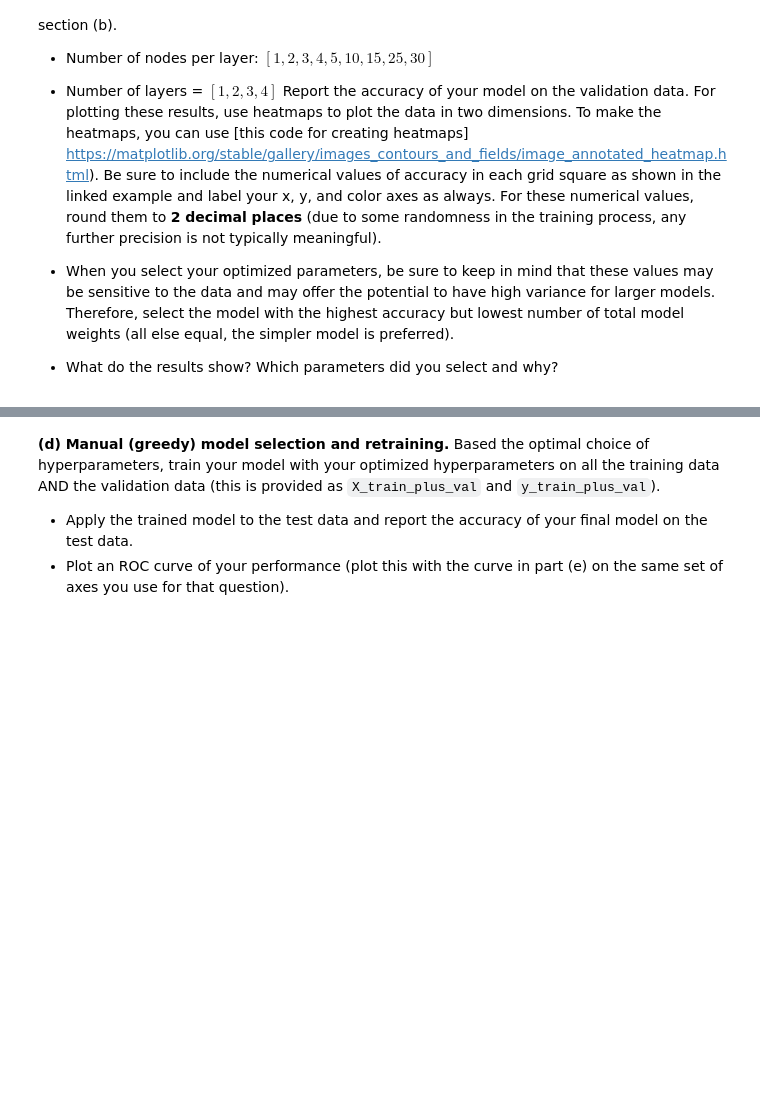
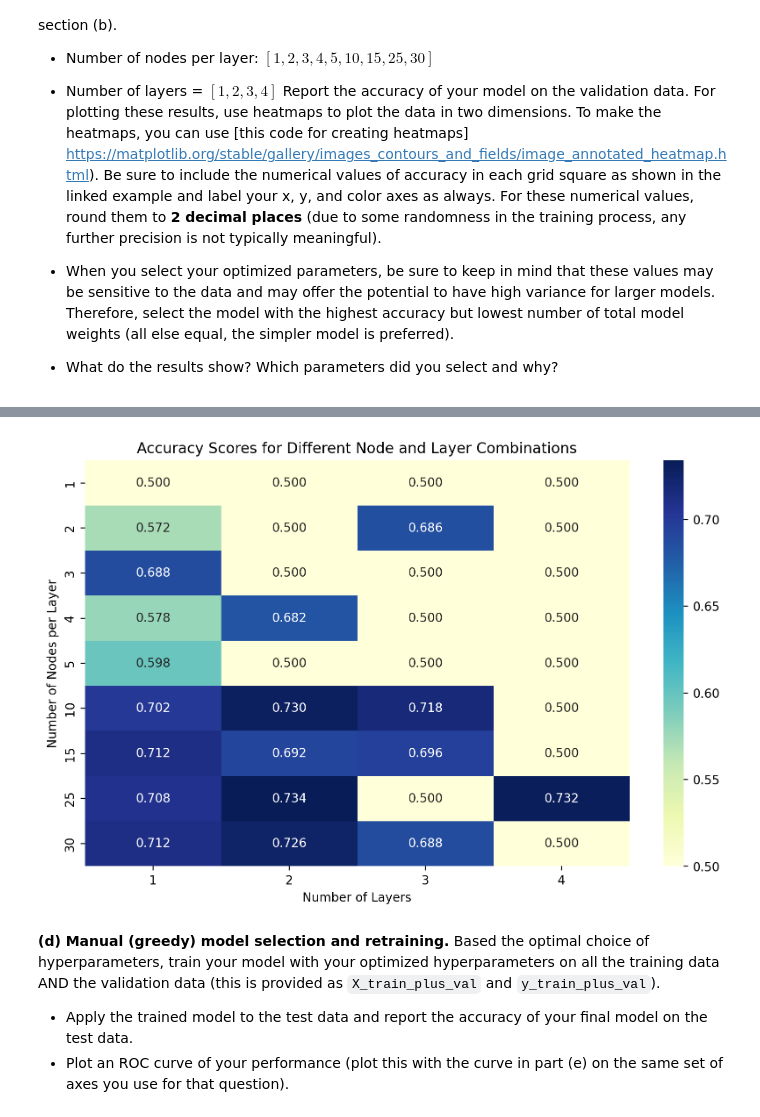
Before and after one commit to BarbaraPFloresRios/IDS705_PrinciplesOfMachineLearning, a Jupyter notebook: Assignment_4_NeuralNetworks/Assignment_4.ipynb, the cells around one changed output, grey strips where cells are left out. Cells and saved outputs as stored; diff of their text form; code cells hidden in the pictures; blank space fills up the shorter version.

```diff
--- a/Assignment_4_NeuralNetworks/Assignment_4.ipynb
+++ b/Assignment_4_NeuralNetworks/Assignment_4.ipynb
@@ -468,3 +464,9 @@ Report the accuracy of your model on the validation data. For plotting these res
 
 - When you select your optimized parameters, be sure to keep in mind that these values may be sensitive to the data and may offer the potential to have high variance for larger models. Therefore, select the model with the highest accuracy but lowest number of total model weights (all else equal, the simpler model is preferred).
 - What do the results show? Which parameters did you select and why?
+# %%
+n_nodes_list = [1, 2, 3, 4, 5, 10, 15, 25, 30]
+n_layer_list = [1, 2, 3, 4]
+learning_rate_init = 0.03  # CAMBIAR !!!
+batch_size = 50  # CAMBIAR !!!
+alpha = 1  # CAMBIAR !!!
@@ -471,3 +512,32 @@ Report the accuracy of your model on the validation data. For plotting these res
+# %%
+import seaborn as sns
+import numpy as np
+import pandas as pd
+import matplotlib.pyplot as plt
+
+# Crear un DataFrame para almacenar los resultados
+data = {"Number of Nodes": [], "Number of Layers": [], "Accuracy Score": []}
+
+for n_nodes in n_nodes_list:
+    for n_layers in n_layer_list:
+        data["Number of Nodes"].append(n_nodes)
+        data["Number of Layers"].append(n_layers)
+        data["Accuracy Score"].append(accuracy_scores_layers.pop(0))
+
+df = pd.DataFrame(data)
+
+# Crear una tabla pivote para el gráfico de calor
+pivot_table = df.pivot("Number of Nodes", "Number of Layers", "Accuracy Score")
+
+# Graficar el heatmap
+plt.figure(figsize=(10, 6))
+sns.heatmap(pivot_table, annot=True, fmt=".3f", cmap="YlGnBu")
+plt.title("Accuracy Scores for Different Node and Layer Combinations")
+plt.xlabel("Number of Layers")
+plt.ylabel("Number of Nodes per Layer")
+plt.show()
+# %% [output]
+[figure, added]
 # %% [markdown]
 **(d) Manual (greedy) model selection and retraining.** Based the optimal choice of hyperparameters, train your model with your optimized hyperparameters on all the training data AND the validation data (this is provided as `X_train_plus_val` and `y_train_plus_val`).
 - Apply the trained model to the test data and report the accuracy of your final model on the test data.
```
Also changed, not shown: parts of 4 cells of this notebook.
